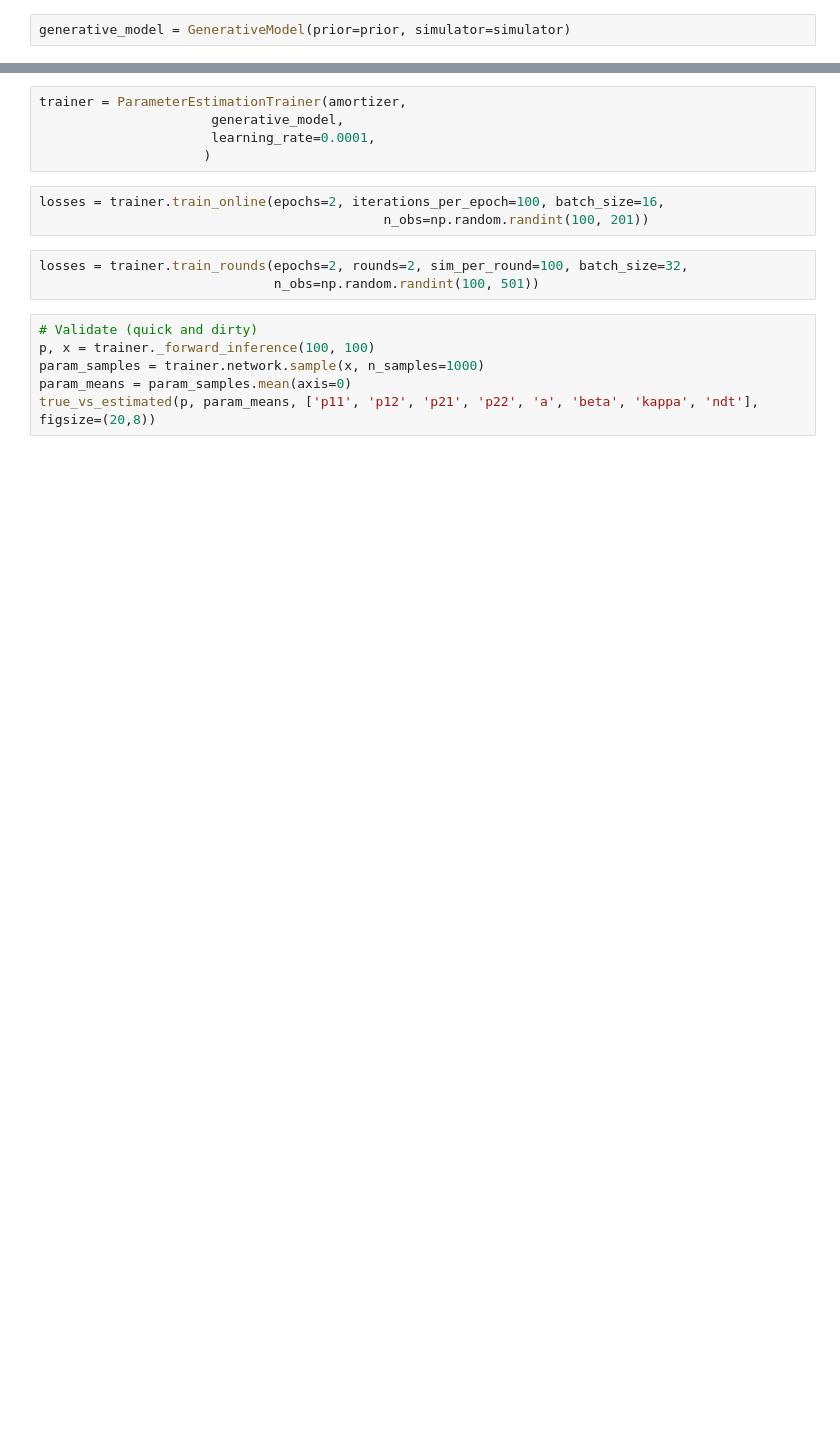
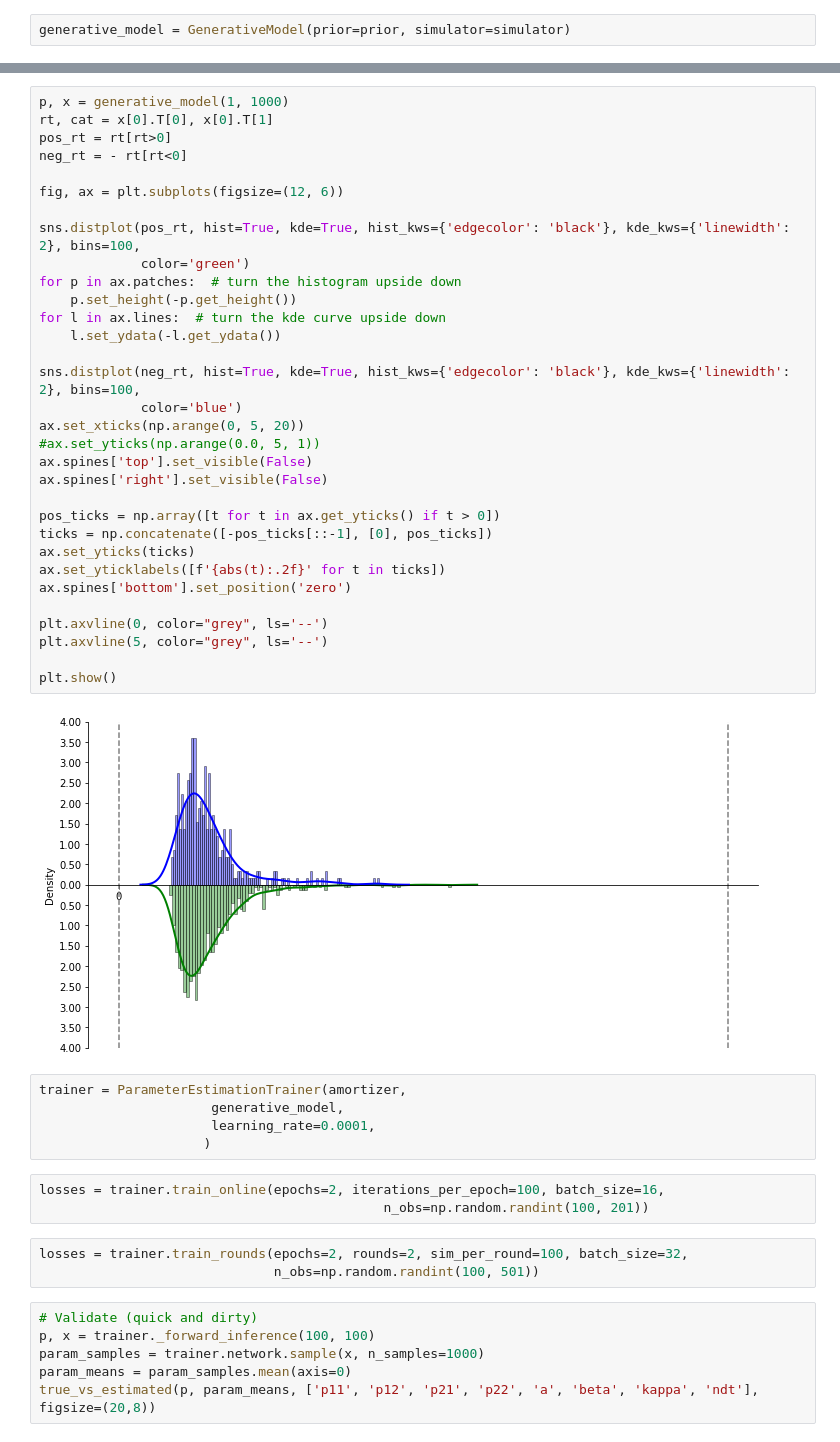
Before and after one commit to marvinschmitt/LCAEstimation, a Jupyter notebook: accumulator_meta.ipynb, the cells around one changed output, grey strips where cells are left out. Saved outputs shown, nothing was run; the diff lists cells and outputs as text; blank space fills up the shorter version.

```diff
--- a/accumulator_meta.ipynb
+++ b/accumulator_meta.ipynb
@@ -178,3 +194,37 @@ print(p.shape, x.shape)
+# %%
+p, x = generative_model(1, 1000)
+rt, cat = x[0].T[0], x[0].T[1]
+pos_rt = rt[rt>0]
+neg_rt = - rt[rt<0]
+
+fig, ax = plt.subplots(figsize=(12, 6))
+
+sns.distplot(pos_rt, hist=True, kde=True, hist_kws={'edgecolor': 'black'}, kde_kws={'linewidth': 2}, bins=100,
+             color='green')
+for p in ax.patches:  # turn the histogram upside down
+    p.set_height(-p.get_height())
+for l in ax.lines:  # turn the kde curve upside down
+    l.set_ydata(-l.get_ydata())
+
+sns.distplot(neg_rt, hist=True, kde=True, hist_kws={'edgecolor': 'black'}, kde_kws={'linewidth': 2}, bins=100,
+             color='blue')
+ax.set_xticks(np.arange(0, 5, 20))
+#ax.set_yticks(np.arange(0.0, 5, 1))
+ax.spines['top'].set_visible(False)
+ax.spines['right'].set_visible(False)
+
+pos_ticks = np.array([t for t in ax.get_yticks() if t > 0])
+ticks = np.concatenate([-pos_ticks[::-1], [0], pos_ticks])
+ax.set_yticks(ticks)
+ax.set_yticklabels([f'{abs(t):.2f}' for t in ticks])
+ax.spines['bottom'].set_position('zero')
+
+plt.axvline(0, color="grey", ls='--')
+plt.axvline(5, color="grey", ls='--')
+
+plt.show()
+# %% [output]
+[figure, added]
 # %%
 trainer = ParameterEstimationTrainer(amortizer,
                       generative_model,
```
Also changed, not shown: parts of 7 cells of this notebook.
